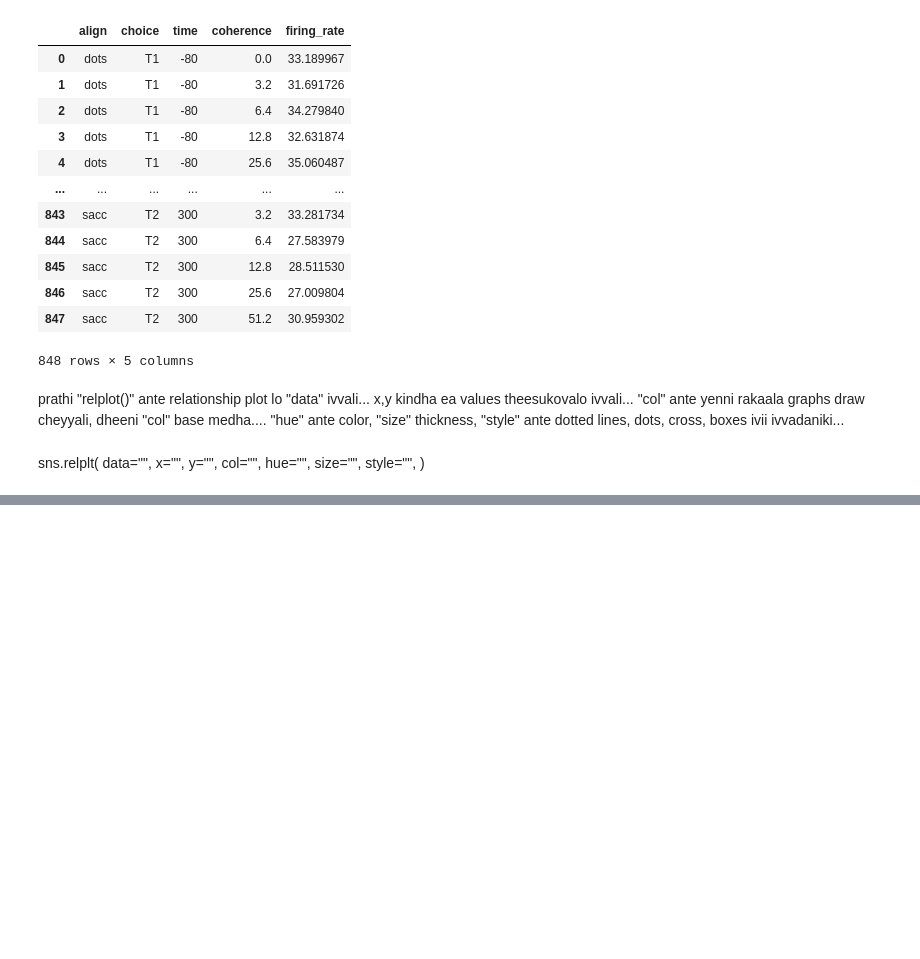
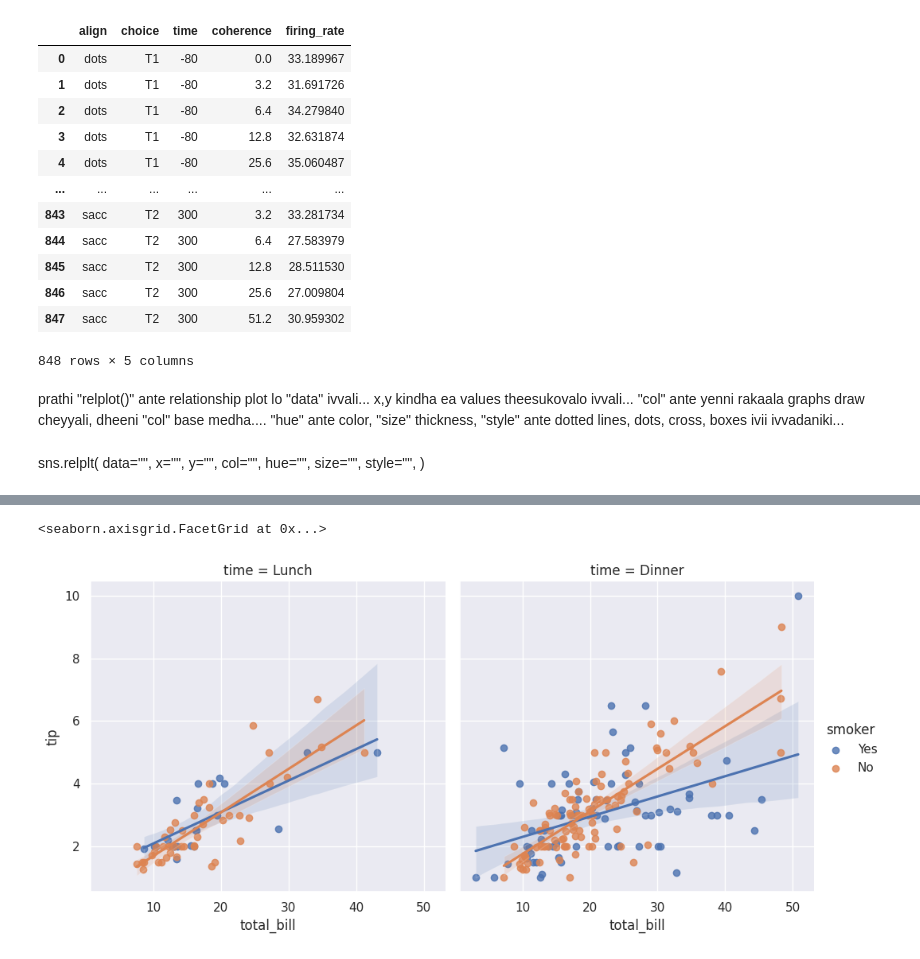
Before and after one commit to SaiShashankG/vs_code, a Jupyter notebook: seaborn_Prac.ipynb, the cells around one changed output, grey strips where cells are left out. Drawn from its saved outputs; the diff is of its cells as text; code cells hidden in the pictures; blank space fills up the shorter version.

```diff
--- a/seaborn_Prac.ipynb
+++ b/seaborn_Prac.ipynb
@@ -79,0 +106,10 @@ sns.relplt(
+# %%
+sns.lmplot(
+    data=tips,
+    x="total_bill", y="tip", col="time",
+    hue="smoker",
+    )
+## Ikkada "lmplot()" ante Linear Model... Linear Regression line draw chesthaadhi
+# %% [output]
+<seaborn.axisgrid.FacetGrid at 0x...>
+[figure, added]
```
Also changed, not shown: parts of 17 cells of this notebook, 2 other files.
